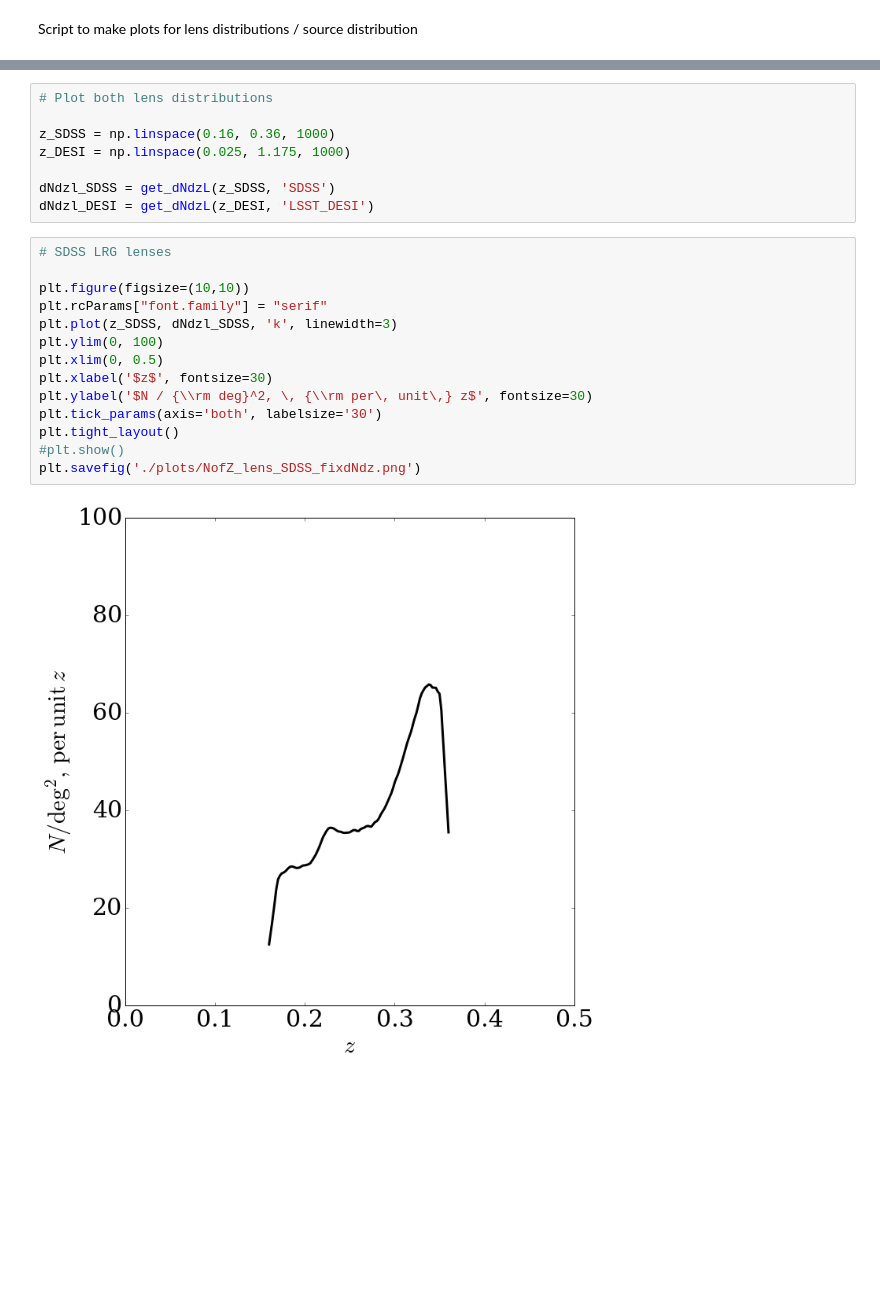
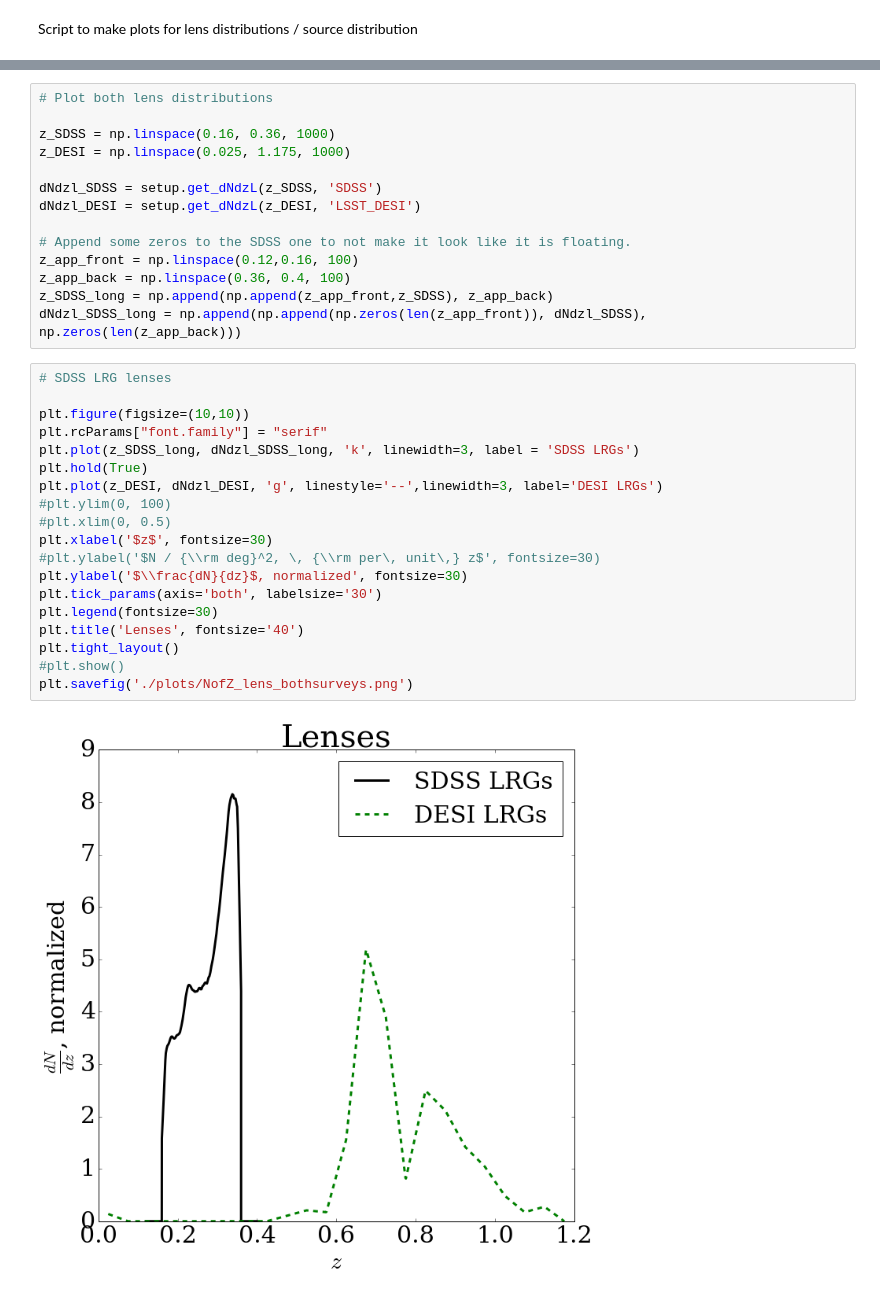
Before and after one commit to c-d-leonard/IA_GGL, a Jupyter notebook: NofZ_plots_paper.ipynb, the cells around one changed output, grey strips where cells are left out. Cells and saved outputs as stored; diff of their text form; blank space fills up the shorter version.

```diff
--- a/NofZ_plots_paper.ipynb
+++ b/NofZ_plots_paper.ipynb
@@ -49,24 +49,35 @@ def get_dNdzL(zvec, survey):
 z_SDSS = np.linspace(0.16, 0.36, 1000)
 z_DESI = np.linspace(0.025, 1.175, 1000)
 
-dNdzl_SDSS = get_dNdzL(z_SDSS, 'SDSS')
-dNdzl_DESI = get_dNdzL(z_DESI, 'LSST_DESI')
+dNdzl_SDSS = setup.get_dNdzL(z_SDSS, 'SDSS')
+dNdzl_DESI = setup.get_dNdzL(z_DESI, 'LSST_DESI')
+
+# Append some zeros to the SDSS one to not make it look like it is floating.
+z_app_front = np.linspace(0.12,0.16, 100)
+z_app_back = np.linspace(0.36, 0.4, 100)
+z_SDSS_long = np.append(np.append(z_app_front,z_SDSS), z_app_back)
+dNdzl_SDSS_long = np.append(np.append(np.zeros(len(z_app_front)), dNdzl_SDSS), np.zeros(len(z_app_back)))
 # %%
 # SDSS LRG lenses
 
 plt.figure(figsize=(10,10))
 plt.rcParams["font.family"] = "serif"
-plt.plot(z_SDSS, dNdzl_SDSS, 'k', linewidth=3)
-plt.ylim(0, 100)
-plt.xlim(0, 0.5)
+plt.plot(z_SDSS_long, dNdzl_SDSS_long, 'k', linewidth=3, label = 'SDSS LRGs')
+plt.hold(True)
+plt.plot(z_DESI, dNdzl_DESI, 'g', linestyle='--',linewidth=3, label='DESI LRGs')
+#plt.ylim(0, 100)
+#plt.xlim(0, 0.5)
 plt.xlabel('$z$', fontsize=30)
-plt.ylabel('$N / {\\rm deg}^2, \, {\\rm per\, unit\,} z$', fontsize=30)
+#plt.ylabel('$N / {\\rm deg}^2, \, {\\rm per\, unit\,} z$', fontsize=30)
+plt.ylabel('$\\frac{dN}{dz}$, normalized', fontsize=30)
 plt.tick_params(axis='both', labelsize='30')
+plt.legend(fontsize=30)
+plt.title('Lenses', fontsize='40')
 plt.tight_layout()
 #plt.show()
-plt.savefig('./plots/NofZ_lens_SDSS_fixdNdz.png')
+plt.savefig('./plots/NofZ_lens_bothsurveys.png')
 # %% [output]
-[figure, old version]
+[figure, new version]
 # %%
 # DESI LRG lenses
 
```
Also changed, not shown: parts of 8 cells of this notebook, 58 other files.
